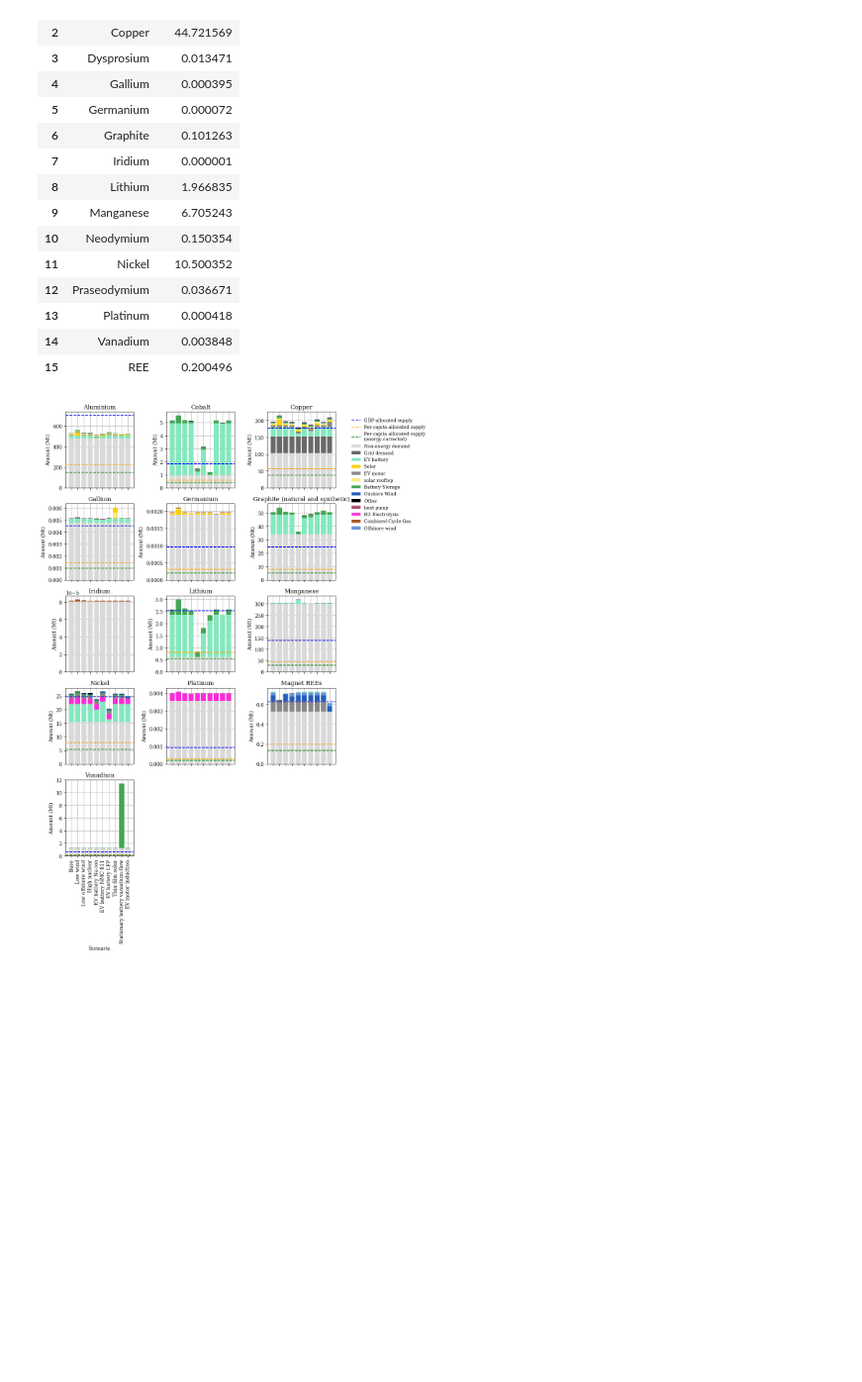
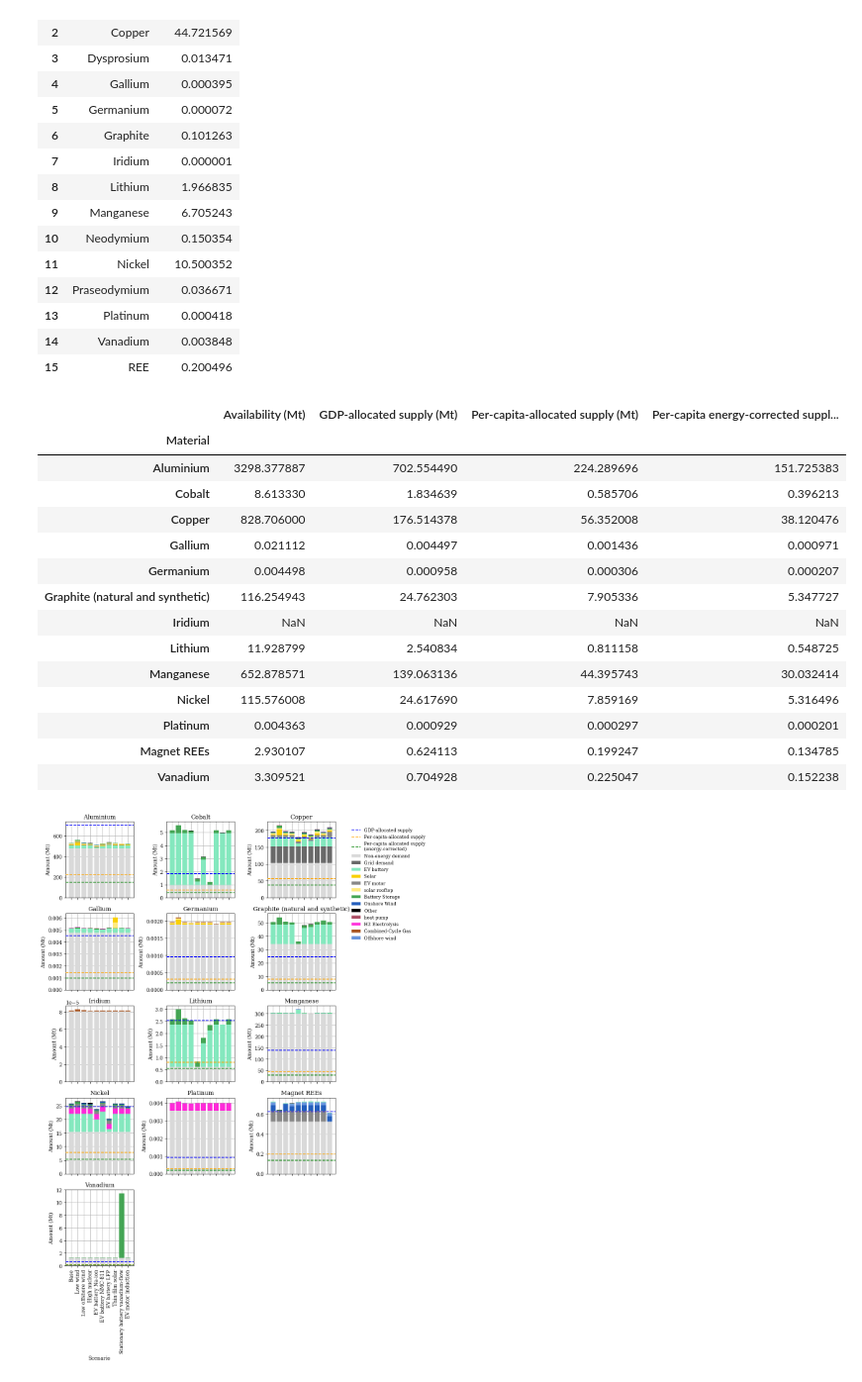
Before and after one commit to ayshaC/pypsa-eur, a Jupyter notebook: analysis/mineral_analysis.ipynb, the cells around one changed output. Shown at 99% size. Drawn from its saved outputs; the diff is of its cells as text; code cells hidden in the pictures; blank space fills up the shorter version.

```diff
--- a/analysis/mineral_analysis.ipynb
+++ b/analysis/mineral_analysis.ipynb
@@ -1475,6 +1475,24 @@ demand_df
 | 13 | Platinum | 0.000418 |
 | 14 | Vanadium | 0.003848 |
 | 15 | REE | 0.200496 |
+# %%
+supply_df
+# %% [output]
+|  | Availability (Mt) | GDP-allocated supply (Mt) | Per-capita-allocated supply (Mt) | Per-capita energy-corrected suppl... |
+| Material |  |  |  |  |
+| Aluminium | 3298.377887 | 702.554490 | 224.289696 | 151.725383 |
+| Cobalt | 8.613330 | 1.834639 | 0.585706 | 0.396213 |
+| Copper | 828.706000 | 176.514378 | 56.352008 | 38.120476 |
+| Gallium | 0.021112 | 0.004497 | 0.001436 | 0.000971 |
+| Germanium | 0.004498 | 0.000958 | 0.000306 | 0.000207 |
+| Graphite (natural and synthetic) | 116.254943 | 24.762303 | 7.905336 | 5.347727 |
+| Iridium | NaN | NaN | NaN | NaN |
+| Lithium | 11.928799 | 2.540834 | 0.811158 | 0.548725 |
+| Manganese | 652.878571 | 139.063136 | 44.395743 | 30.032414 |
+| Nickel | 115.576008 | 24.617690 | 7.859169 | 5.316496 |
+| Platinum | 0.004363 | 0.000929 | 0.000297 | 0.000201 |
+| Magnet REEs | 2.930107 | 0.624113 | 0.199247 | 0.134785 |
+| Vanadium | 3.309521 | 0.704928 | 0.225047 | 0.152238 |
 # %%
 demand_df, supply_df = compute_mineral_scenario_data(
     n,
```
Also changed, not shown: parts of 3 cells of this notebook.
